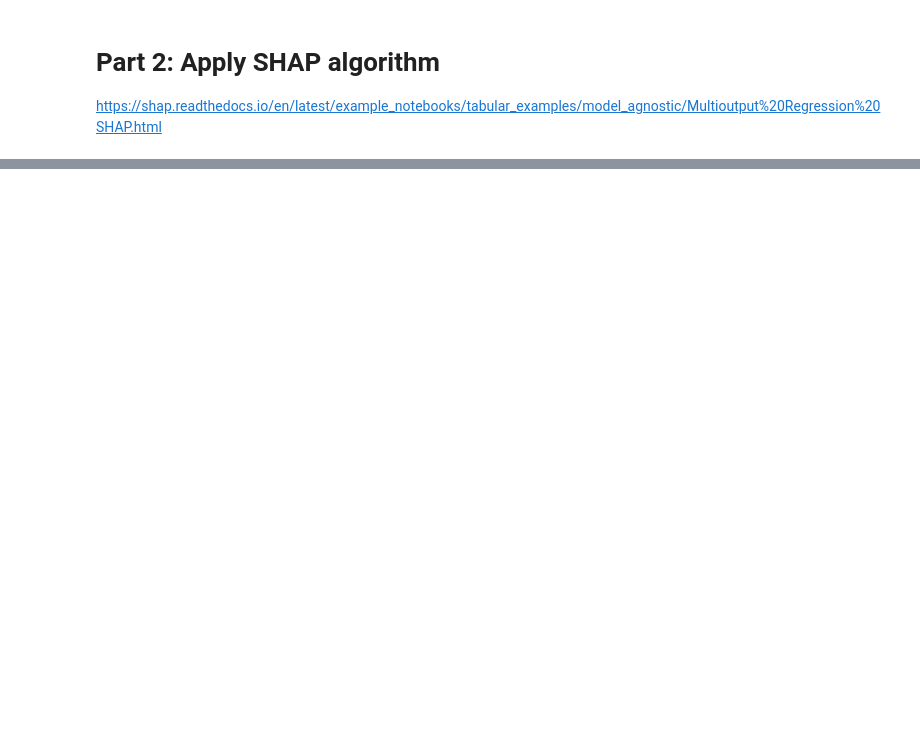
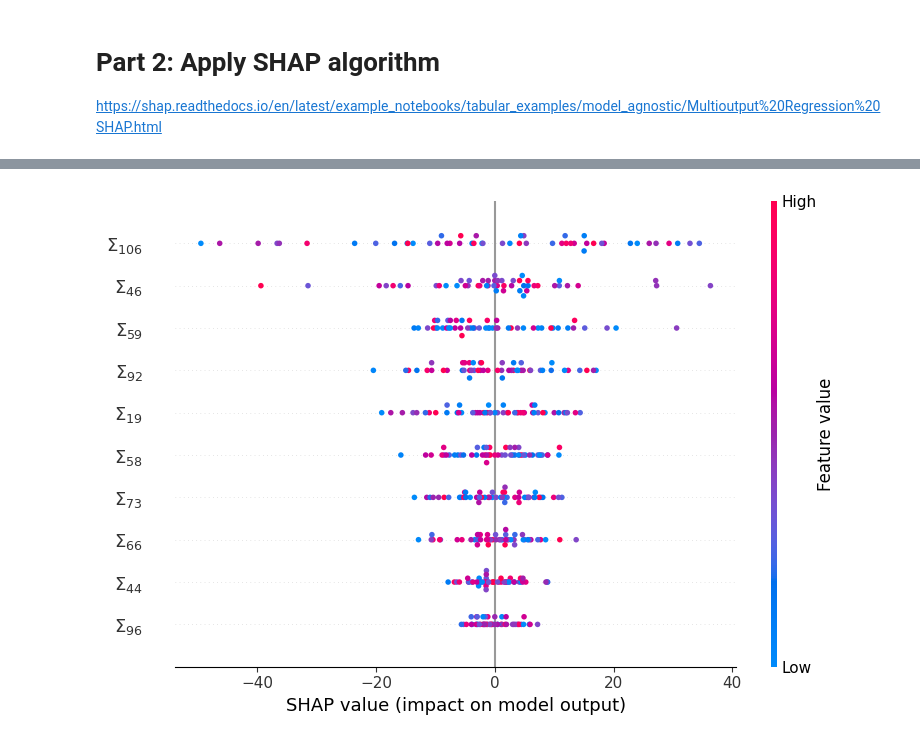
Before and after one commit to womogenes/photon-jet, a Jupyter notebook: final_evaluate/pfn_feature_analysis/pfn_feature_analysis.ipynb, the cells around one changed output, grey strips where cells are left out. Cells and saved outputs as stored; diff of their text form; code cells hidden in the pictures; blank space fills up the shorter version.

```diff
--- a/final_evaluate/pfn_feature_analysis/pfn_feature_analysis.ipynb
+++ b/final_evaluate/pfn_feature_analysis/pfn_feature_analysis.ipynb
@@ -53,3 +49,2 @@ _________________________________________________________________
 # %%
-back_model = keras.models.Model(inputs=model.get_layer("F_0").input, outputs=model.output)
-back_model.summary()
+F_model = keras.models.Model(inputs=model.get_layer(cut_layer).output, outputs=model.output)
@@ -82,3 +59,0 @@ plt.scatter(range(len(front_units[0])), front_units[0].numpy());
-# %%
-# Save the outputs of the Phi model
-Phi_outputs = Phi_model.predict(X_test)
@@ -130,7 +117,9 @@ shap.initjs()
 # %%
 shap.summary_plot(
     shap_values=shap_values[0],
     features=Phi_outputs[:50],
-    feature_names=[f"$\Phi_{{{i}}}$" for i in range(Phi_outputs.shape[1])],
-    max_display=50
+    feature_names=[f"$\Sigma_{{{i}}}$" for i in range(Phi_outputs.shape[1])],
+    max_display=10
 )
+# %% [output]
+[figure, added]
```
Also changed, not shown: parts of 14 cells of this notebook, 2 other files.
